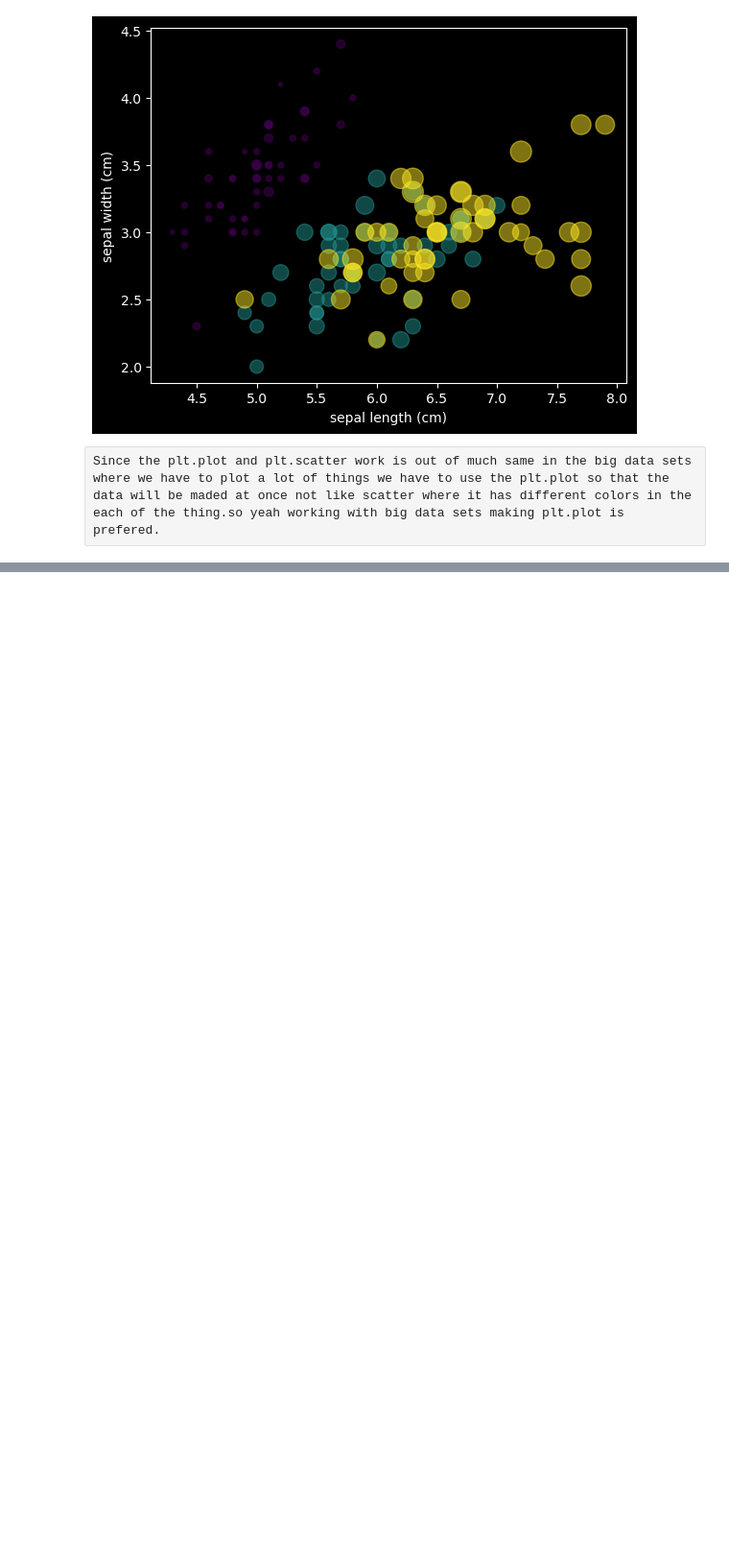
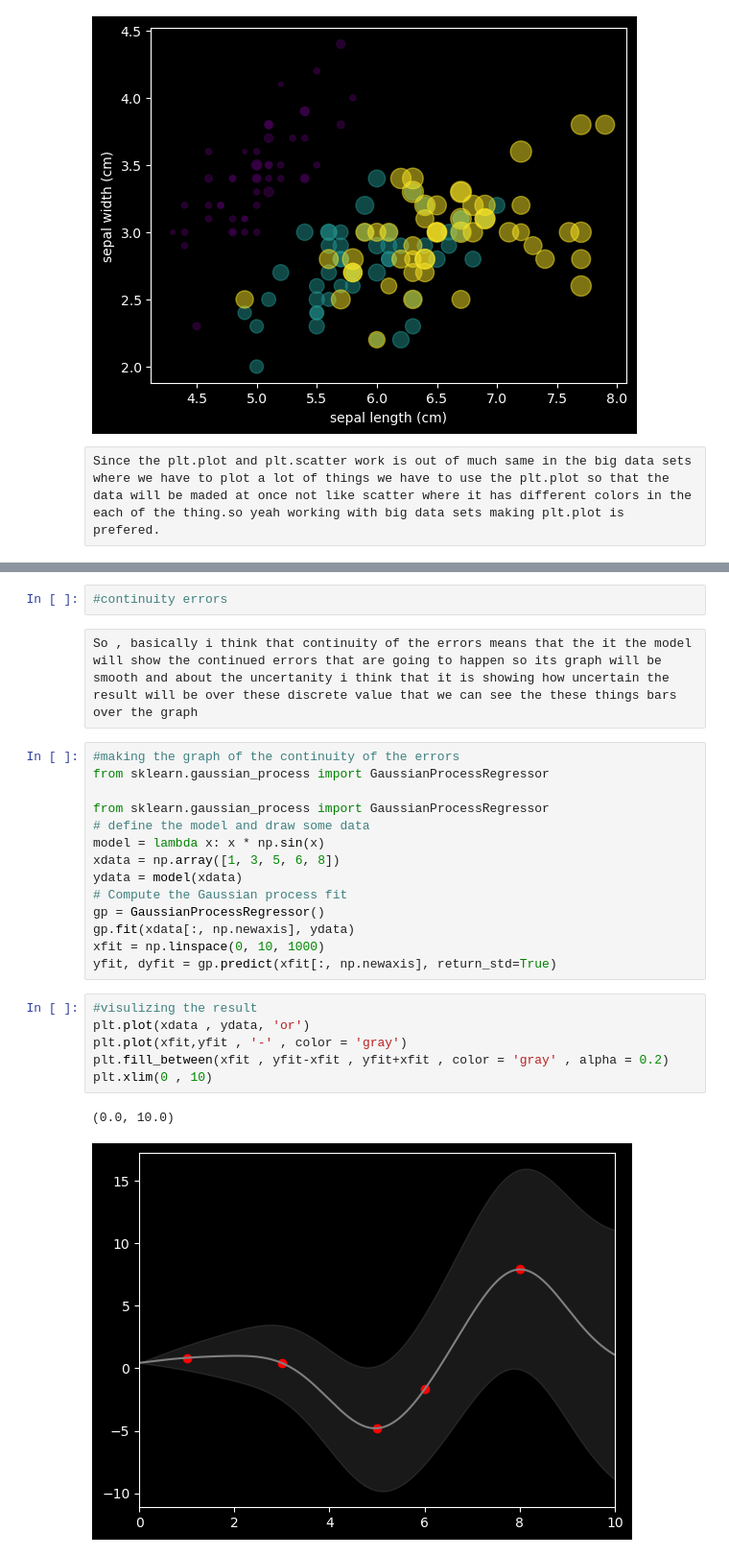
Before and after one commit to Venux09/Data_science_handbook_study, a Jupyter notebook: Matplotlib-data_science_handbook/simple_sample_plots.ipynb, the cells around one changed output, grey strips where cells are left out. Shown at 96% size. Saved outputs shown, nothing was run; the diff lists cells and outputs as text; blank space fills up the shorter version.

Commit message:
add : GaussianProcessRegression Model for making the visualization of the continous errors

```diff
--- a/Matplotlib-data_science_handbook/simple_sample_plots.ipynb
+++ b/Matplotlib-data_science_handbook/simple_sample_plots.ipynb
@@ -97,0 +98,27 @@ plt.grid(True)
+# %%
+#continuity errors
+# %% [raw]
+So , basically i think that continuity of the errors means that the it the model will show the continued errors that are going to happen so its graph will be smooth and about the uncertanity i think that it is showing how uncertain the result will be over these discrete value that we can see the these things bars over the graph
+# %%
+#making the graph of the continuity of the errors
+from sklearn.gaussian_process import GaussianProcessRegressor
+
+from sklearn.gaussian_process import GaussianProcessRegressor
+# define the model and draw some data
+model = lambda x: x * np.sin(x)
+xdata = np.array([1, 3, 5, 6, 8])
+ydata = model(xdata)
+# Compute the Gaussian process fit
+gp = GaussianProcessRegressor()
+gp.fit(xdata[:, np.newaxis], ydata)
+xfit = np.linspace(0, 10, 1000)
+yfit, dyfit = gp.predict(xfit[:, np.newaxis], return_std=True)
+# %%
+#visulizing the result
+plt.plot(xdata , ydata, 'or')
+plt.plot(xfit,yfit , '-' , color = 'gray')
+plt.fill_between(xfit , yfit-xfit , yfit+xfit , color = 'gray' , alpha = 0.2)
+plt.xlim(0 , 10)
+# %% [output]
+(0.0, 10.0)
+[figure, added]
```
Also changed, not shown: parts of 1 cell of this notebook, 1 other file.
